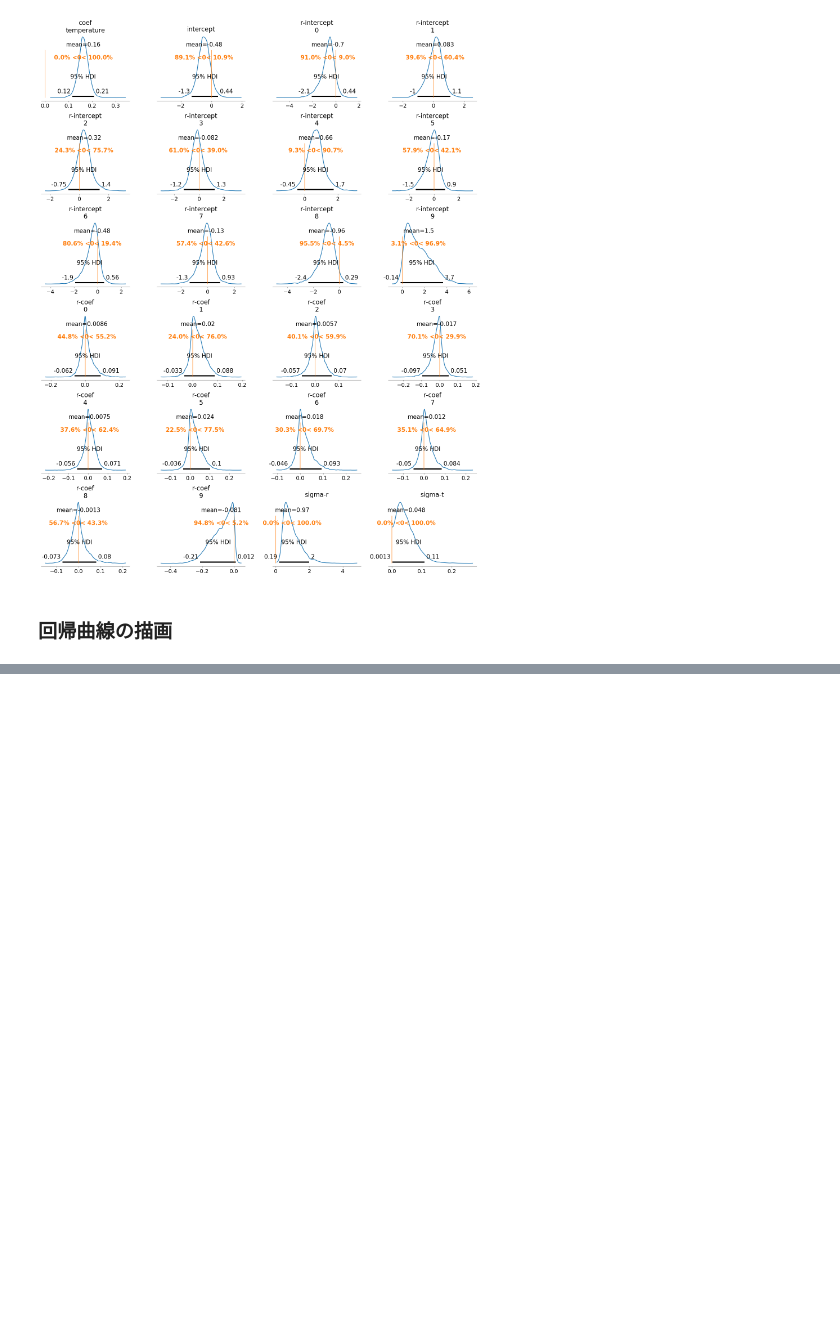
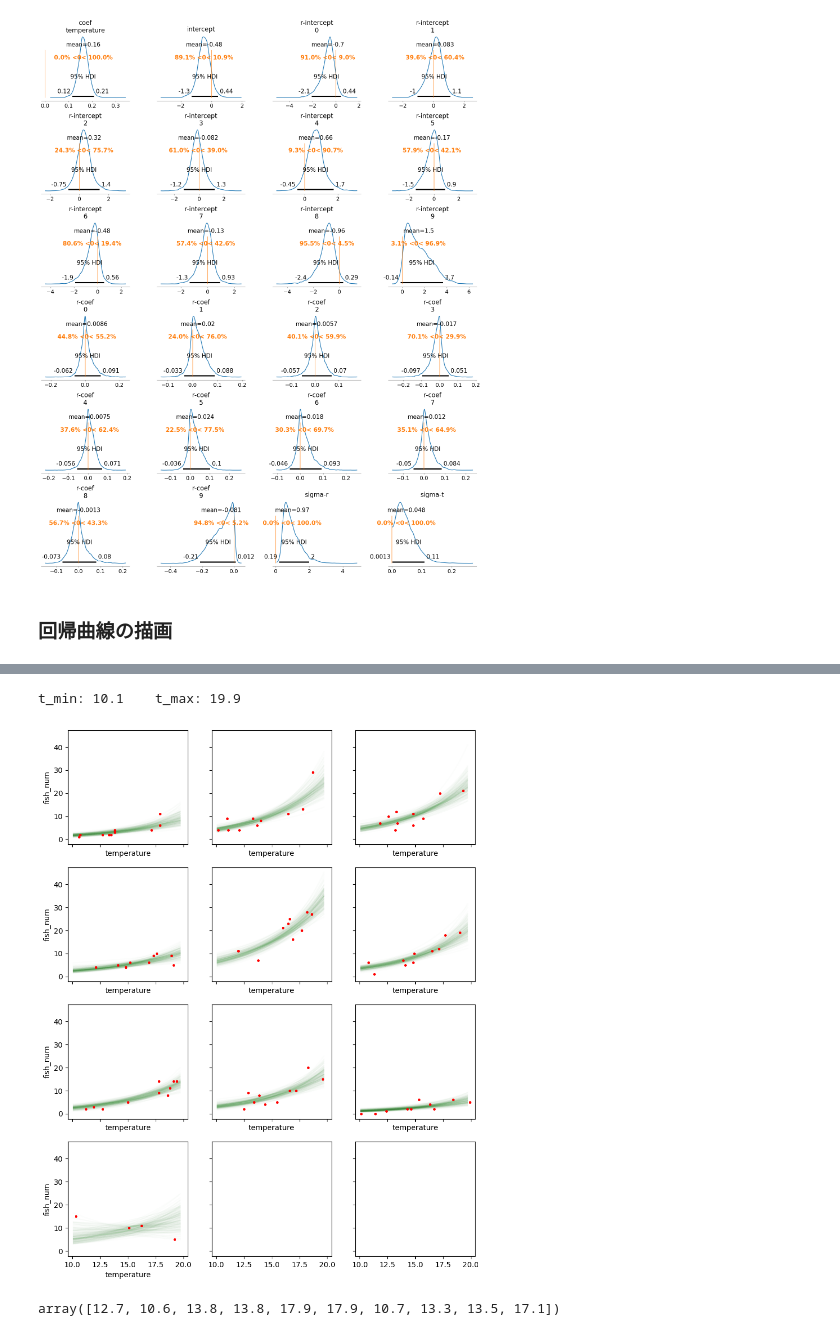
Before and after one commit to shashashanki/python_project_git, a Jupyter notebook: 07_RとSTANではじめるベイズ統計モデリングによるデータ分析入門/03_釣り人ごとのランダム係数.ipynb, the cells around one changed output, grey strips where cells are left out. Cells and saved outputs as stored; diff of their text form; code cells hidden in the pictures; blank space fills up the shorter version.

```diff
--- a/07_RとSTANではじめるベイズ統計モデリングによるデータ分析入門/03_釣り人ごとのランダム係数.ipynb
+++ b/07_RとSTANではじめるベイズ統計モデリングによるデータ分析入門/03_釣り人ごとのランダム係数.ipynb
@@ -219,0 +261,40 @@ Max rhat: 1.0023437534978599
+# %%
+t_min = train_df['temperature'].min()
+t_max = train_df['temperature'].max()
+
+print('t_min:',t_min, '   t_max:',t_max)
+x_ = np.arange(t_min, t_max, 0.2)
+
+fig, ax = plt.subplots(figsize=(10,13), ncols=3, nrows=4, sharex=True, sharey=True)
+
+for k in range(10):
+    row_inx = k//3
+    col_ind = k%3
+
+    y_data = train_df['fish_num'][(train_df['human']==k).values.tolist()].values
+    x_data = train_df['temperature'][(train_df['human']==k).values.tolist()].values
+
+    ax[row_inx, col_ind].scatter(x_data, y_data, marker='.', zorder=2, s=25, color='red')
+
+
+    coef_sample = trace.posterior['coef'][0]
+    intercept_sample = trace.posterior['intercept'][0]
+    r_coef = trace.posterior['r-coef'][0][:,k]
+    r_intercept = trace.posterior['r-intercept'][0][:,k]
+
+    for i in range(0, 3000, 15):
+        y_ = (intercept_sample[i] + r_intercept[i]).values + ((coef_sample[i]+r_coef[i])*x_).values # .valuesで値を取り出さないとエラーとなった
+        ax[row_inx, col_ind].plot(x_, np.exp(y_), alpha=0.01, color='green', zorder=1)
+
+    # if row_inx==3:
+    ax[row_inx, col_ind].set_xlabel('temperature')
+    if col_ind==0:
+        ax[row_inx, col_ind].set_ylabel('fish_num')
+# %% [output]
+t_min: 10.1    t_max: 19.9
+[figure, added]
+# %%
+train_df['fish_num'][(train_df['human']==0).values.tolist()]
+train_df['temperature'][(train_df['human']==0).values.tolist()].values
+# %% [output]
+array([12.7, 10.6, 13.8, 13.8, 17.9, 17.9, 10.7, 13.3, 13.5, 17.1])
```
Also changed, not shown: parts of 7 cells of this notebook.
